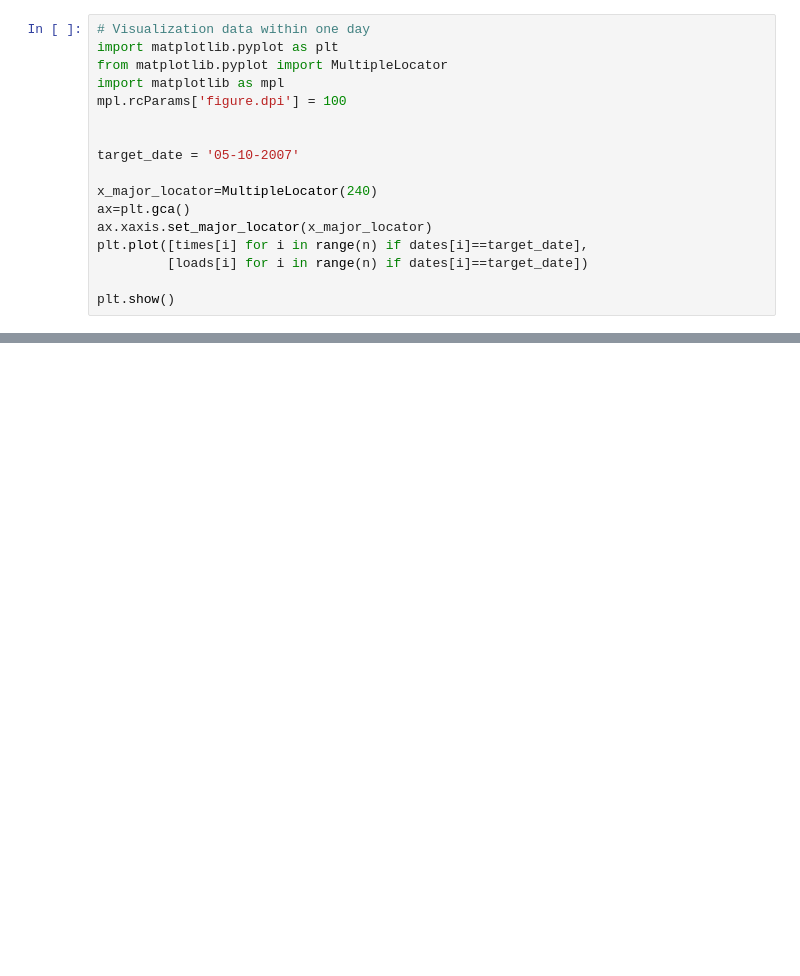
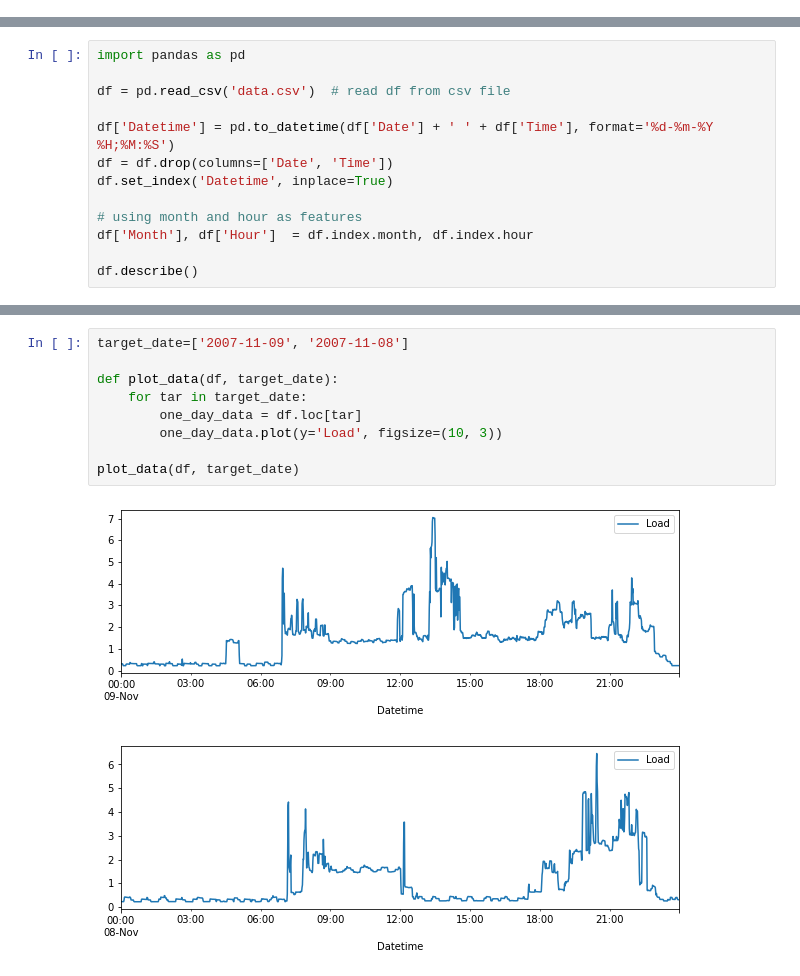
Before and after one commit to smoggy-P/Dynamic_Programming_Project, a Jupyter notebook: data.ipynb, the cells around one changed output, grey strips where cells are left out. Saved outputs shown, nothing was run; the diff lists cells and outputs as text; blank space fills up the shorter version.

```diff
--- a/data.ipynb
+++ b/data.ipynb
@@ -29,17 +0,0 @@ Load: 1.324
-# %%
-# Visualization data within one day
-import matplotlib.pyplot as plt
-from matplotlib.pyplot import MultipleLocator
-import matplotlib as mpl
-mpl.rcParams['figure.dpi'] = 100
-
-
-target_date = '05-10-2007'
-
-x_major_locator=MultipleLocator(240)
-ax=plt.gca()
-ax.xaxis.set_major_locator(x_major_locator)
-plt.plot([times[i] for i in range(n) if dates[i]==target_date],
-         [loads[i] for i in range(n) if dates[i]==target_date])
-
-plt.show()
@@ -47,0 +1,13 @@ plt.show()
+# %%
+import pandas as pd
+
+df = pd.read_csv('data.csv')  # read df from csv file
+
+df['Datetime'] = pd.to_datetime(df['Date'] + ' ' + df['Time'], format='%d-%m-%Y %H;%M:%S')
+df = df.drop(columns=['Date', 'Time'])
+df.set_index('Datetime', inplace=True)
+
+# using month and hour as features
+df['Month'], df['Hour']  = df.index.month, df.index.hour
+
+df.describe()
@@ -47,0 +24,12 @@ plt.show()
+# %%
+target_date=['2007-11-09', '2007-11-08']
+
+def plot_data(df, target_date):
+    for tar in target_date:
+        one_day_data = df.loc[tar]
+        one_day_data.plot(y='Load', figsize=(10, 3))
+
+plot_data(df, target_date)
+# %% [output]
+[figure, added]
+[figure, added]
```
Also changed, not shown: parts of 7 cells of this notebook, 4 other files.
